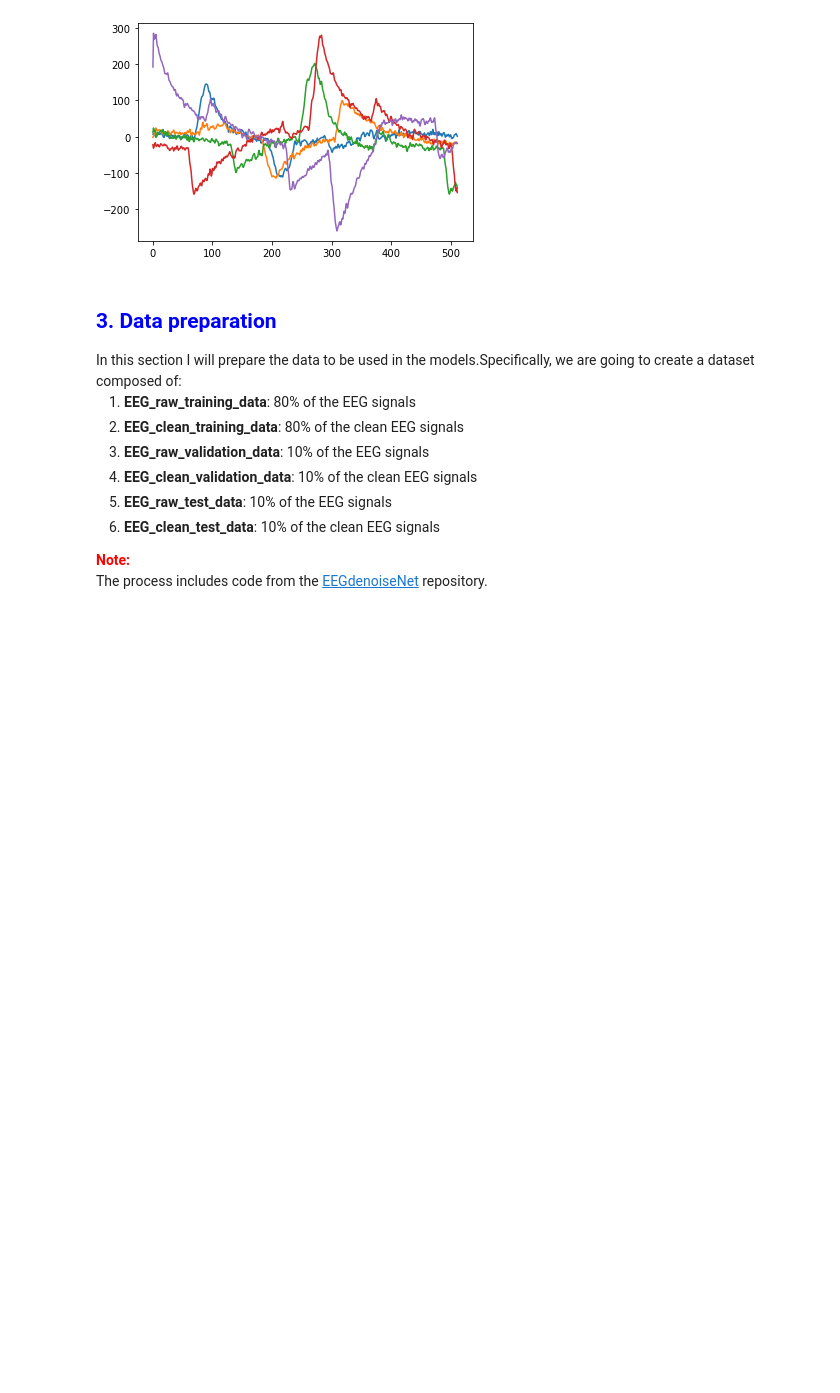
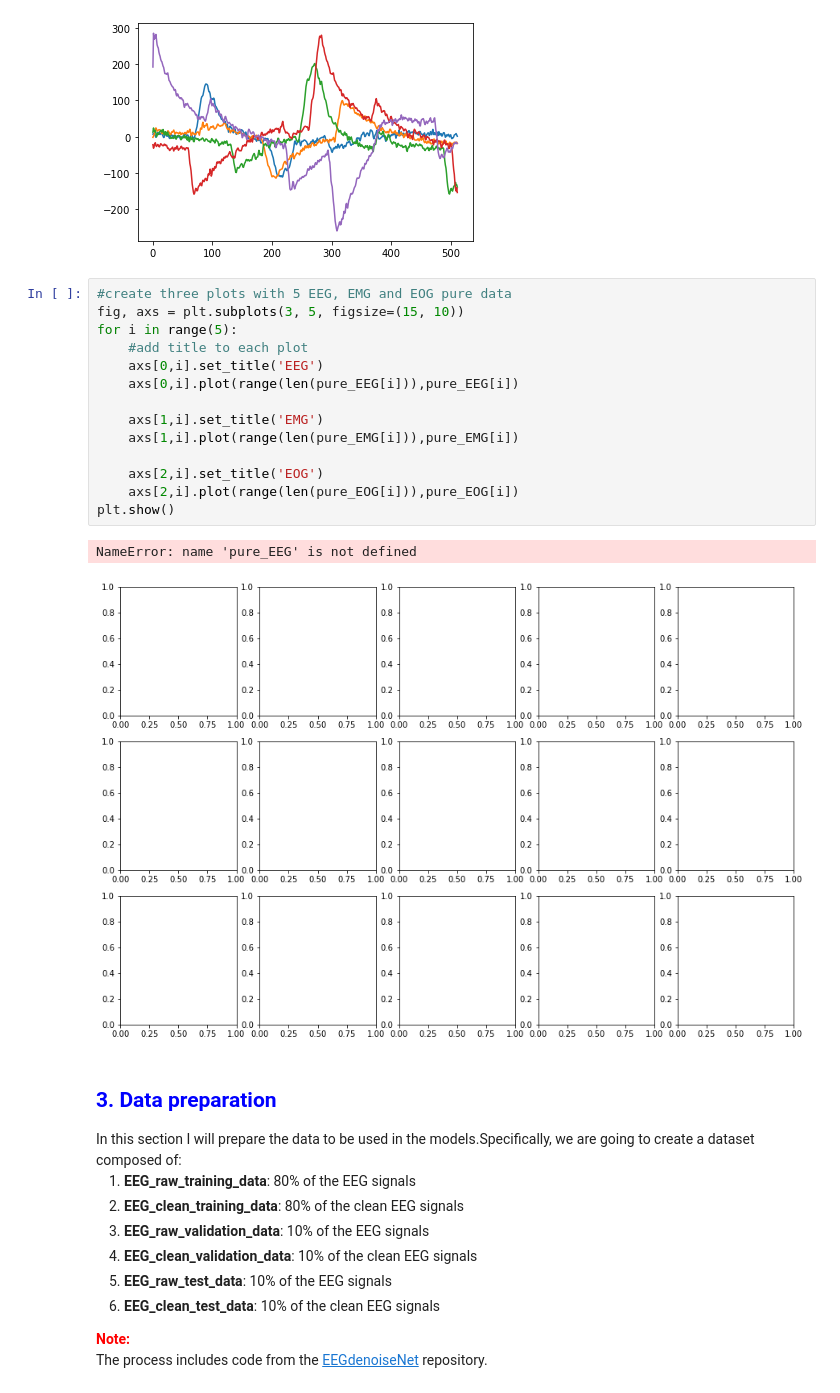
Before and after one commit to MartinaDoku2001/Thesis, a Jupyter notebook: EEG_denoising.ipynb, the cells around one changed output. Saved outputs shown, nothing was run; the diff lists cells and outputs as text; blank space fills up the shorter version.

```diff
--- a/EEG_denoising.ipynb
+++ b/EEG_denoising.ipynb
@@ -85,6 +91,23 @@ for i in pure_EOG[0:5]:
 # %% [output]
 (3400, 512)
 [figure]
+# %%
+#create three plots with 5 EEG, EMG and EOG pure data
+fig, axs = plt.subplots(3, 5, figsize=(15, 10))
+for i in range(5):
+    #add title to each plot
+    axs[0,i].set_title('EEG')
+    axs[0,i].plot(range(len(pure_EEG[i])),pure_EEG[i])
+
+    axs[1,i].set_title('EMG')
+    axs[1,i].plot(range(len(pure_EMG[i])),pure_EMG[i])
+
+    axs[2,i].set_title('EOG')
+    axs[2,i].plot(range(len(pure_EOG[i])),pure_EOG[i])
+plt.show()
+# %% [output]
+NameError: name 'pure_EEG' is not defined
+[figure, added]
 # %% [markdown]
 <h2 style=" font-size:150%; color:blue;"> <b> 3. Data preparation </b> </h2>
 <div> In this section I will prepare the data to be used in the models.Specifically, we are going to create a dataset composed of:
```
Also changed, not shown: parts of 7 cells of this notebook, 2 other files.
